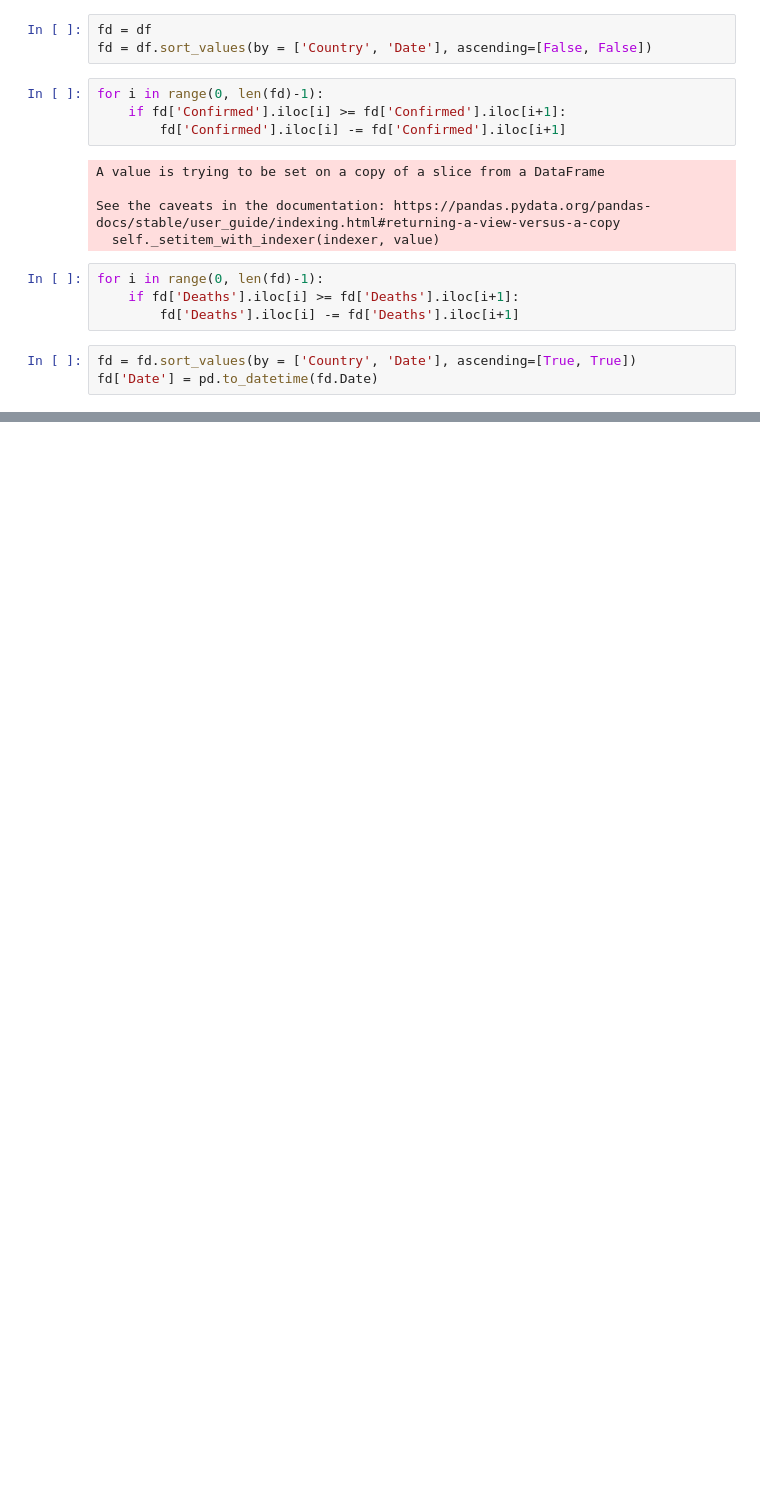
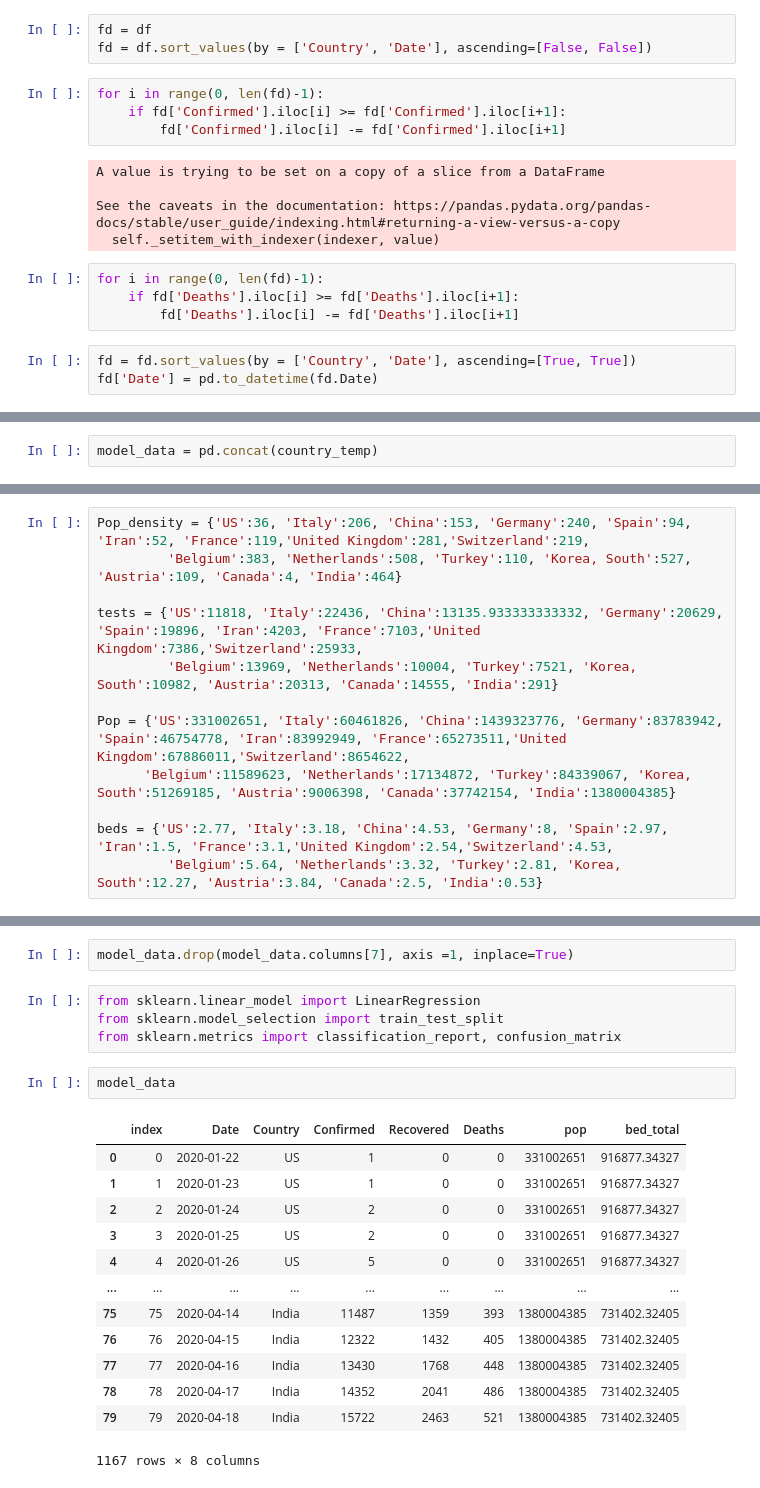
Before and after one commit to NeerajPise/DS, a Jupyter notebook: Data Exploratory NB JHU.ipynb, the cells around one changed output, grey strips where cells are left out. Saved outputs shown, nothing was run; the diff lists cells and outputs as text; blank space fills up the shorter version.

```diff
--- a/Data Exploratory NB JHU.ipynb
+++ b/Data Exploratory NB JHU.ipynb
@@ -128,0 +161,2 @@ f = sns.lineplot(x = 'Date', y='Deaths', data = fd, hue='Country')
+# %%
+model_data = pd.concat(country_temp)
@@ -128,0 +171,12 @@ f = sns.lineplot(x = 'Date', y='Deaths', data = fd, hue='Country')
+# %%
+Pop_density = {'US':36, 'Italy':206, 'China':153, 'Germany':240, 'Spain':94, 'Iran':52, 'France':119,'United Kingdom':281,'Switzerland':219,
+         'Belgium':383, 'Netherlands':508, 'Turkey':110, 'Korea, South':527, 'Austria':109, 'Canada':4, 'India':464}
+
+tests = {'US':11818, 'Italy':22436, 'China':13135.933333333332, 'Germany':20629, 'Spain':19896, 'Iran':4203, 'France':7103,'United Kingdom':7386,'Switzerland':25933,
+         'Belgium':13969, 'Netherlands':10004, 'Turkey':7521, 'Korea, South':10982, 'Austria':20313, 'Canada':14555, 'India':291}
+
+Pop = {'US':331002651, 'Italy':60461826, 'China':1439323776, 'Germany':83783942, 'Spain':46754778, 'Iran':83992949, 'France':65273511,'United Kingdom':67886011,'Switzerland':8654622,
+      'Belgium':11589623, 'Netherlands':17134872, 'Turkey':84339067, 'Korea, South':51269185, 'Austria':9006398, 'Canada':37742154, 'India':1380004385}
+
+beds = {'US':2.77, 'Italy':3.18, 'China':4.53, 'Germany':8, 'Spain':2.97, 'Iran':1.5, 'France':3.1,'United Kingdom':2.54,'Switzerland':4.53,
+         'Belgium':5.64, 'Netherlands':3.32, 'Turkey':2.81, 'Korea, South':12.27, 'Austria':3.84, 'Canada':2.5, 'India':0.53}
@@ -128,0 +198,22 @@ f = sns.lineplot(x = 'Date', y='Deaths', data = fd, hue='Country')
+# %%
+model_data.drop(model_data.columns[7], axis =1, inplace=True)
+# %%
+from sklearn.linear_model import LinearRegression
+from sklearn.model_selection import train_test_split
+from sklearn.metrics import classification_report, confusion_matrix
+# %%
+model_data
+# %% [output]
+|  | index | Date | Country | Confirmed | Recovered | Deaths | pop | bed_total |
+| 0 | 0 | 2020-01-22 | US | 1 | 0 | 0 | 331002651 | 916877.34327 |
+| 1 | 1 | 2020-01-23 | US | 1 | 0 | 0 | 331002651 | 916877.34327 |
+| 2 | 2 | 2020-01-24 | US | 2 | 0 | 0 | 331002651 | 916877.34327 |
+| 3 | 3 | 2020-01-25 | US | 2 | 0 | 0 | 331002651 | 916877.34327 |
+| 4 | 4 | 2020-01-26 | US | 5 | 0 | 0 | 331002651 | 916877.34327 |
+| ... | ... | ... | ... | ... | ... | ... | ... | ... |
+| 75 | 75 | 2020-04-14 | India | 11487 | 1359 | 393 | 1380004385 | 731402.32405 |
+| 76 | 76 | 2020-04-15 | India | 12322 | 1432 | 405 | 1380004385 | 731402.32405 |
+| 77 | 77 | 2020-04-16 | India | 13430 | 1768 | 448 | 1380004385 | 731402.32405 |
+| 78 | 78 | 2020-04-17 | India | 14352 | 2041 | 486 | 1380004385 | 731402.32405 |
+| 79 | 79 | 2020-04-18 | India | 15722 | 2463 | 521 | 1380004385 | 731402.32405 |
+1167 rows × 8 columns
```
Also changed, not shown: parts of 25 cells of this notebook.
